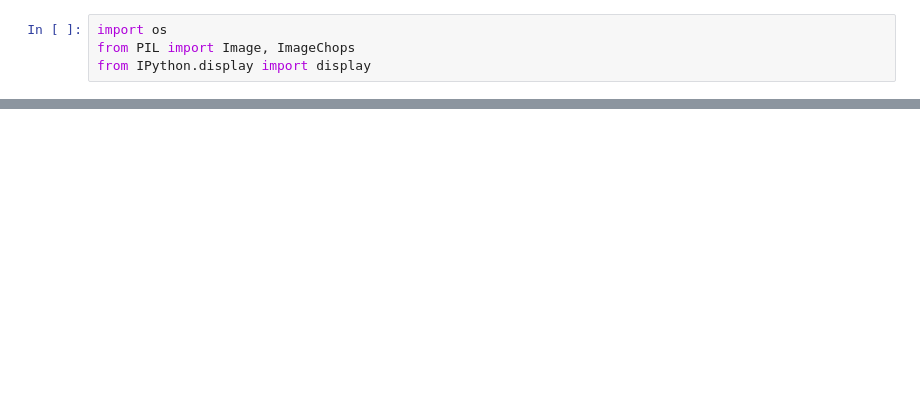
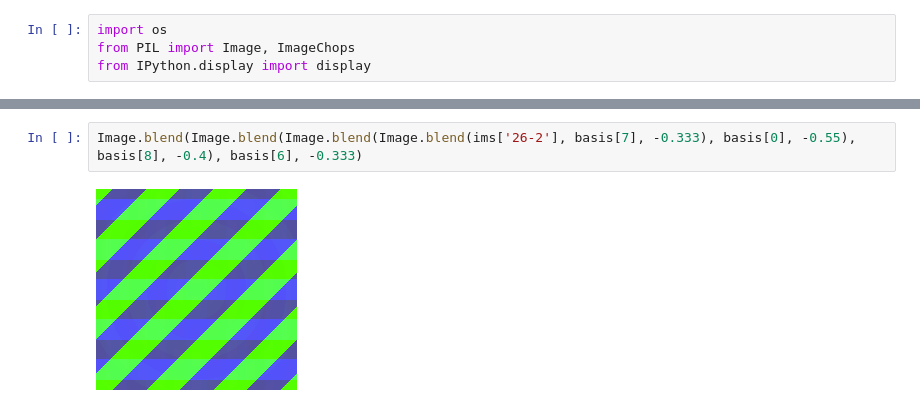
Before and after one commit to emannes/library-of-images, a Jupyter notebook: library_bk.ipynb, the cells around one changed output, grey strips where cells are left out. Drawn from its saved outputs; the diff is of its cells as text; blank space fills up the shorter version.

```diff
--- a/library_bk.ipynb
+++ b/library_bk.ipynb
@@ -52,0 +25,4 @@ Image.blend(Image.blend(ims['2-5'], im_x3, -0.7), im_x1, -0.8)
+# %%
+Image.blend(Image.blend(Image.blend(Image.blend(ims['26-2'], basis[7], -0.333), basis[0], -0.55), basis[8], -0.4), basis[6], -0.333)
+# %% [output]
+[figure, added]
```
Also changed, not shown: parts of 13 cells of this notebook.
